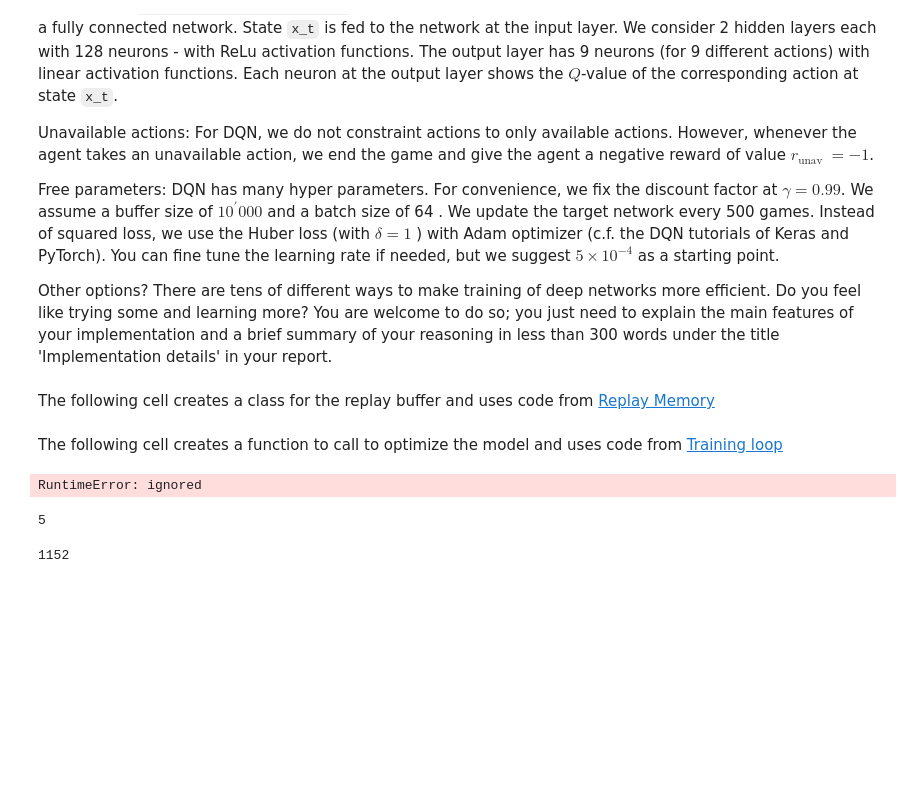
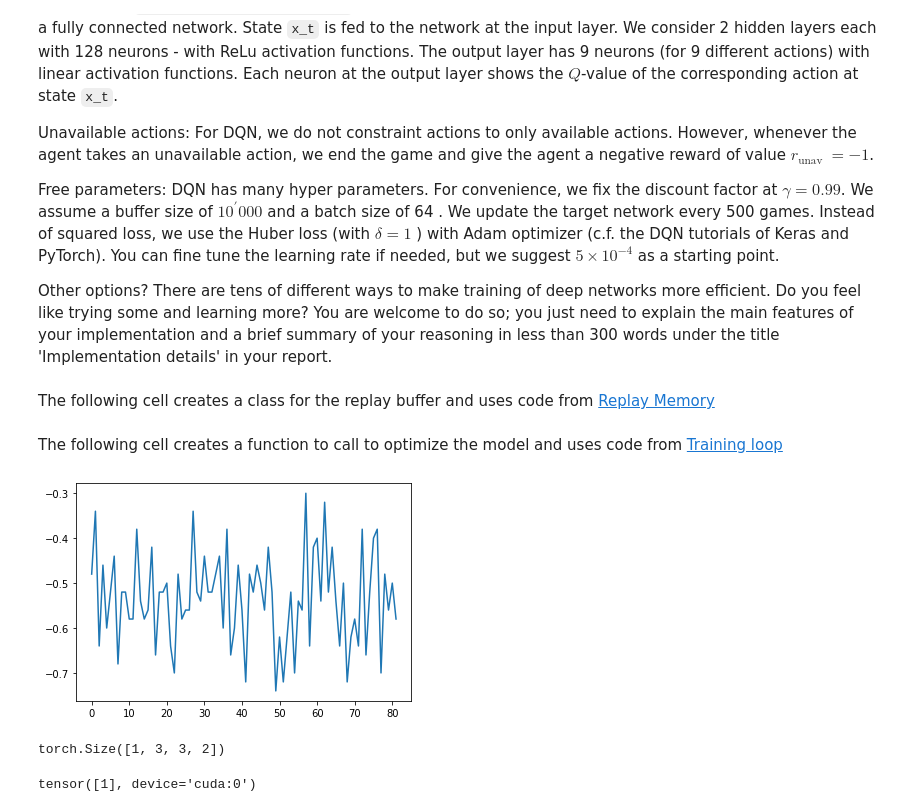
Before and after one commit to albertaillet/Miniproject1, a Jupyter notebook: Deep_Q-Learning.ipynb, the cells around one changed output. Drawn from its saved outputs; the diff is of its cells as text; code cells hidden in the pictures; blank space fills up the shorter version.

Commit message:
Training loop running, optimize model unfinished

```diff
--- a/Deep_Q-Learning.ipynb
+++ b/Deep_Q-Learning.ipynb
@@ -57,19 +66,19 @@ class DQN(nn.Module):
 
     def __init__(self, input_size, hidden_size, output_size):
         super().__init__()
-        self.input_to_hidden1 = nn.Linear(input_size, hidden_size)
-        self.hidden1_to_hidden2 = nn.Linear(hidden_size, hidden_size)
-        self.hidden2_to_output = nn.Linear(hidden_size, output_size)
+        self.seq = nn.Sequential(
+            nn.Flatten(),
+            nn.Linear(input_size, hidden_size),
+            nn.ReLU(),
+            nn.Linear(hidden_size, hidden_size),
+            nn.ReLU(),
+            nn.Linear(hidden_size, output_size)
+        ).to(device)
 
     def forward(self, x):
         x = x.to(device)
-        x = x.flatten()
-        x = self.input_to_hidden1(x)
-        x = F.relu(x)
-        x = self.hidden1_to_hidden2(x)
-        x = F.relu(x)
-        x = self.hidden2_to_output(x)
-        return x
+        x = x.view(-1, 3, 3, 2)
+        return self.seq(x)
 # %% [markdown]
 The following cell creates a class for the replay buffer and uses code from [Replay Memory](https://pytorch.org/tutorials/intermediate/reinforcement_q_learning.html#replay-memory)
 # %%
@@ -116,9 +125,9 @@ def optimize_model(model: nn.Module, buffer: ReplayBuffer, optimizer: optim.Opti
                                           batch.next_state)), device=device, dtype=torch.bool)
     non_final_next_states = torch.cat([s for s in batch.next_state
                                                 if s is not None])
-    state_batch = torch.cat(batch.state)
-    action_batch = torch.cat(batch.action)
-    reward_batch = torch.cat(batch.reward)
+    state_batch = torch.stack(batch.state)
+    action_batch = torch.stack(batch.action)
+    reward_batch = torch.stack(batch.reward)
 
     # Compute Q(s_t, a) - the model computes Q(s_t), then we select the
     # columns of actions taken. These are the actions which would've been taken
@@ -160,7 +169,7 @@ class DeepEpsilonGreedy:
               # t.max(1) will return largest column value of each row.
               # second column on max result is index of where max element was
               # found, so we pick action with the larger expected reward.
-              return model(state).max(0).indices.view(1)
+              return model(state).max(1).indices
       else:
           return torch.tensor([random.randrange(self.n_actions)], device=device, dtype=torch.long)
 # %%
@@ -200,42 +209,38 @@ for itr in range(num_games):
         valid_move = env.check_valid(move.item())
         if valid_move:
           next_state, end, _ = env.step(move.item())
 
         if valid_move and (not end) and (env.current_player == opponent_player.player):
             opponent_move = opponent_player.act(next_state)
             next_state, end, _ = env.step(opponent_move)
 
         reward = env.reward(player=learning_player)
         if not valid_move:
           reward = -1
 
         buffer.push(state_to_tensor(state),
                     move,
                     state_to_tensor(next_state),
                     torch.tensor([reward], device=device))
 
         optimize_model(model, buffer, optimizer)
 
         state = next_state
 
     rewards.append(reward)
     if len(rewards) >= 50:
         av_rewards.append(np.mean(rewards))
         rewards = []
+        clear_output(wait=True)
         plt.plot(av_rewards)
         plt.show()
     num_trained_games += 1
     env.reset()
 # %% [output]
-RuntimeError: ignored
+[figure, added]
 # %%
 state = np.array([0, 0, 1, 0, -1, -1, 0, 0, 0]).reshape((3, 3))
-state_to_tensor(state).dtype
-a = model(state_to_tensor(state)).max(0).indices.view(1).item()
-a
+buffer = ReplayBuffer(1000, 1)
+state = state_to_tensor(state)
+for i in range(10):
+  buffer.push(state, torch.tensor([1], device=device), state, torch.tensor([1], device=device))
-# %% [output]
-5
-# %%
-64*18
-# %% [output]
-1152
@@ -241,0 +250,10 @@ a
+# %%
+state_batch = torch.stack(batch.state)
+state_batch.shape
+# %% [output]
+torch.Size([1, 3, 3, 2])
+# %%
+model = DQN(INPUT_SIZE, HIDDEN_SIZE, OUTPUT_SIZE).to(device)
+model(state_batch).max(1).indices
+# %% [output]
+tensor([1], device='cuda:0')
```
Also changed, not shown: parts of 3 cells of this notebook.
